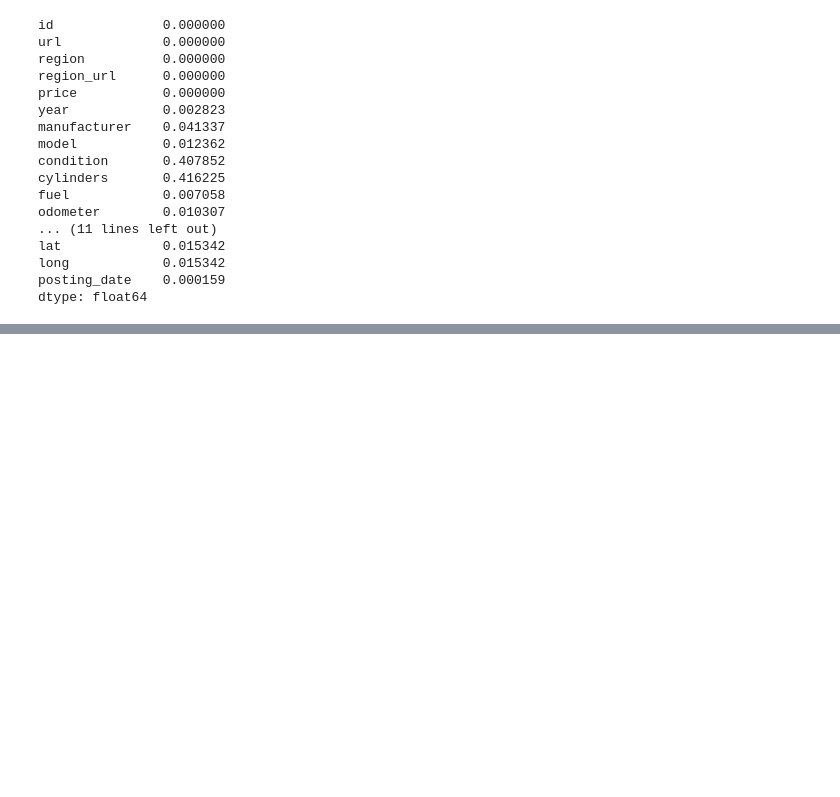
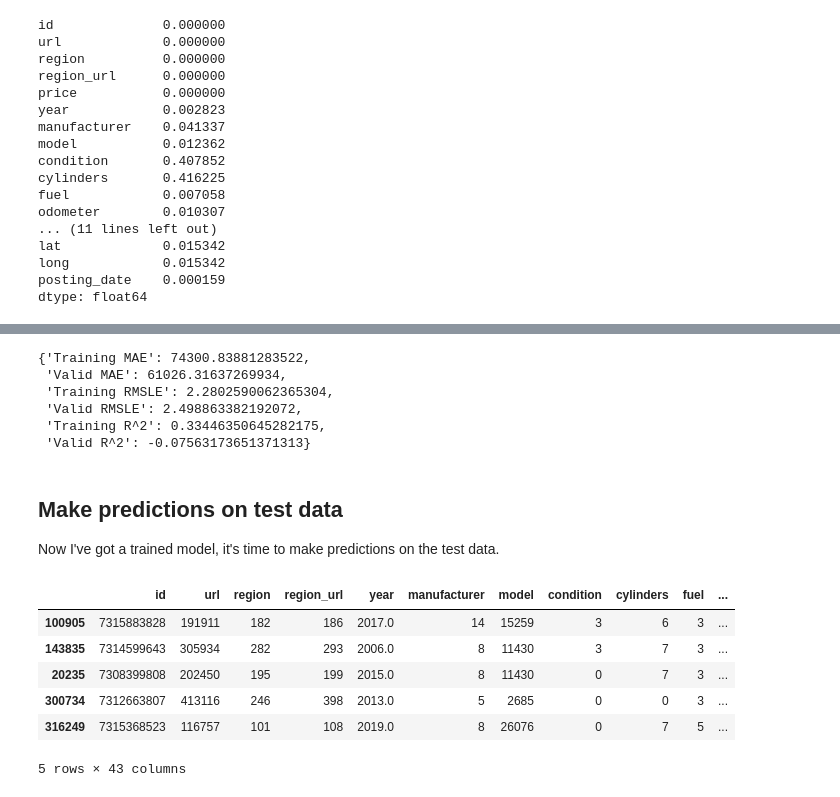
Before and after one commit to Hei-Chunhei/Used_car_price_regression, a Jupyter notebook: InDepth_Used_car_price_regression.ipynb, the cells around one changed output, grey strips where cells are left out. Drawn from its saved outputs; the diff is of its cells as text; code cells hidden in the pictures; blank space fills up the shorter version.

```diff
--- a/InDepth_Used_car_price_regression.ipynb
+++ b/InDepth_Used_car_price_regression.ipynb
@@ -392,0 +543,5 @@ dtype: float64
+# %%
+# Check columns which *aren't* numeric
+for label, content in df_tmp.items():
+    if not pd.api.types.is_numeric_dtype(content):
+        print(label)
@@ -392,0 +568,9 @@ dtype: float64
+# %%
+# Turn categorical variables into numbers
+for label, content in df_tmp.items():
+    # Check columns which *aren't* numeric
+    if not pd.api.types.is_numeric_dtype(content):
+        # Add binary column to inidicate whether sample had missing value
+        df_tmp[label+"_is_missing"] = pd.isnull(content)
+        # We add the +1 because pandas encodes missing categories as -1
+        df_tmp[label] = pd.Categorical(content).codes+1
@@ -392,0 +620,10 @@ dtype: float64
+# %%
+# Fill missing values in the 'year' column with the median value
+df_tmp['year'].fillna(df_tmp['year'].median(), inplace=True)
+
+# Fill missing values in the 'odometer' column with the mean value
+df_tmp['odometer'].fillna(df_tmp['odometer'].mean(), inplace=True)
+
+# Fill missing values in the 'lat' and 'long' columns with the mean values
+df_tmp['lat'].fillna(df_tmp['lat'].mean(), inplace=True)
+df_tmp['long'].fillna(df_tmp['long'].mean(), inplace=True)
@@ -392,0 +674,13 @@ dtype: float64
+# %%
+from sklearn.model_selection import train_test_split
+
+# Split the data into training and test sets
+X_train, X_test, y_train, y_test = train_test_split(df_tmp.drop("price", axis=1), df_tmp["price"], test_size=0.2, random_state=42)
+
+# Split the training set into training and validation sets
+X_train, X_valid, y_train, y_valid = train_test_split(X_train, y_train, test_size=0.2, random_state=42)
+
+# Verify the shape of the training, validation, and test sets
+print("X_train shape:", X_train.shape)
+print("X_valid shape:", X_valid.shape)
+print("X_test shape:", X_test.shape)
@@ -392,0 +873,22 @@ dtype: float64
+# %%
+show_scores(fast_model)
+# %% [output]
+{'Training MAE': 74300.83881283522,
+ 'Valid MAE': 61026.31637269934,
+ 'Training RMSLE': 2.2802590062365304,
+ 'Valid RMSLE': 2.498863382192072,
+ 'Training R^2': 0.33446350645282175,
+ 'Valid R^2': -0.07563173651371313}
+# %% [markdown]
+## Make predictions on test data
+Now I've got a trained model, it's time to make predictions on the test data.
+# %%
+X_test.head()
+# %% [output]
+|  | id | url | region | region_url | year | manufacturer | model | condition | cylinders | fuel | ... |
+| 100905 | 7315883828 | 191911 | 182 | 186 | 2017.0 | 14 | 15259 | 3 | 6 | 3 | ... |
+| 143835 | 7314599643 | 305934 | 282 | 293 | 2006.0 | 8 | 11430 | 3 | 7 | 3 | ... |
+| 20235 | 7308399808 | 202450 | 195 | 199 | 2015.0 | 8 | 11430 | 0 | 7 | 3 | ... |
+| 300734 | 7312663807 | 413116 | 246 | 398 | 2013.0 | 5 | 2685 | 0 | 0 | 3 | ... |
+| 316249 | 7315368523 | 116757 | 101 | 108 | 2019.0 | 8 | 26076 | 0 | 7 | 5 | ... |
+5 rows × 43 columns
```
Also changed, not shown: parts of 63 cells of this notebook.
